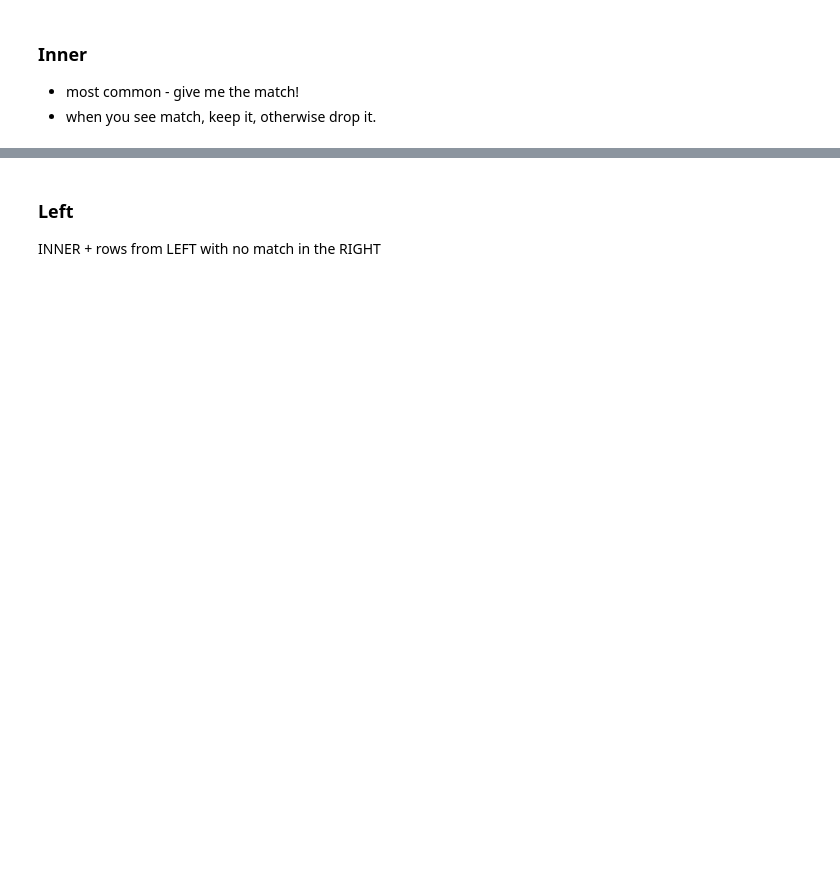
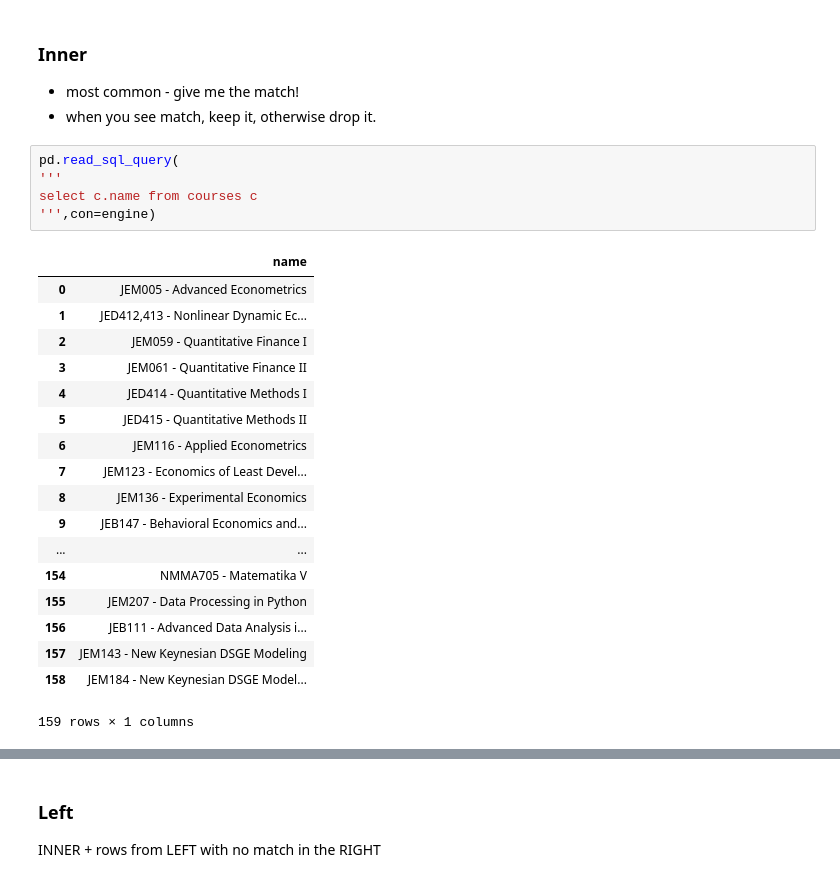
Before and after one commit to vitekzkytek/PythonDataIES, a Jupyter notebook: 08/08_IntroToSQL.ipynb, the cells around one changed output, grey strips where cells are left out. Saved outputs shown, nothing was run; the diff lists cells and outputs as text; blank space fills up the shorter version.

```diff
--- a/08/08_IntroToSQL.ipynb
+++ b/08/08_IntroToSQL.ipynb
@@ -184,6 +184,30 @@ SELECT * FROM people_courses
 ### Inner
 * most common - give me the match!
 * when you see match, keep it, otherwise drop it.
+# %%
+pd.read_sql_query(
+'''
+select c.name from courses c
+''',con=engine)
+# %% [output]
+|  | name |
+| 0 | JEM005 - Advanced Econometrics |
+| 1 | JED412,413 - Nonlinear Dynamic Ec... |
+| 2 | JEM059 - Quantitative Finance I |
+| 3 | JEM061 - Quantitative Finance II |
+| 4 | JED414 - Quantitative Methods I |
+| 5 | JED415 - Quantitative Methods II |
+| 6 | JEM116 - Applied Econometrics |
+| 7 | JEM123 - Economics of Least Devel... |
+| 8 | JEM136 - Experimental Economics |
+| 9 | JEB147 - Behavioral Economics and... |
+| ... | ... |
+| 154 | NMMA705 - Matematika V |
+| 155 | JEM207 - Data Processing in Python |
+| 156 | JEB111 - Advanced Data Analysis i... |
+| 157 | JEM143 - New Keynesian DSGE Modeling |
+| 158 | JEM184 - New Keynesian DSGE Model... |
+159 rows × 1 columns
 # %%
 pd.read_sql_query(
 '''
```
Also changed, not shown: parts of 9 cells of this notebook.
